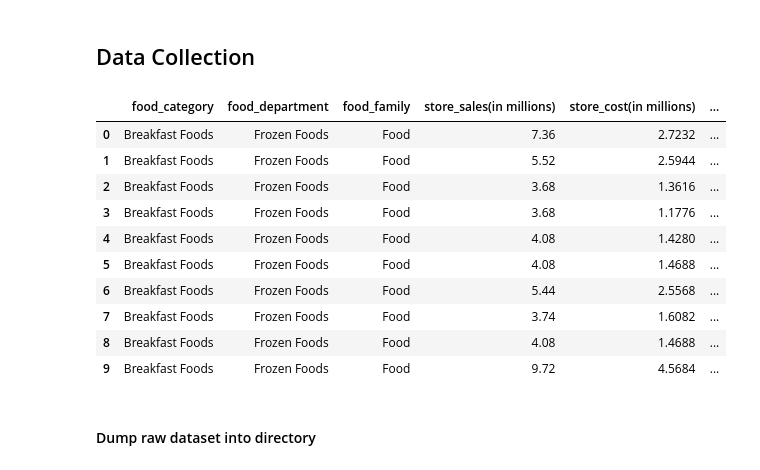
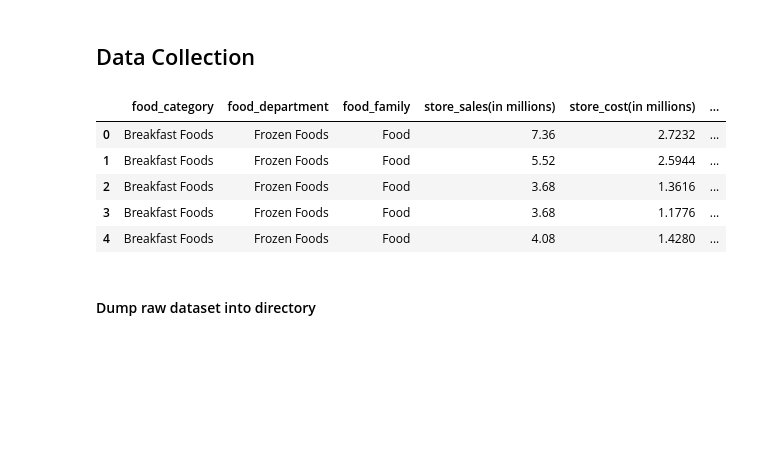
Before and after one commit to DandiMahendris/regression-model-cac, a Jupyter notebook: 01-pipeline.ipynb, the cells around one changed output. Drawn from its saved outputs; the diff is of its cells as text; code cells hidden in the pictures; blank space fills up the shorter version.

```diff
--- a/01-pipeline.ipynb
+++ b/01-pipeline.ipynb
@@ -34,19 +34,14 @@ pd.set_option('display.max_columns', None)
 
 pd.reset_option('display.max_rows')
 # %%
-raw_dataset.head(10)
+raw_dataset.head()
 # %% [output]
 |  | food_category | food_department | food_family | store_sales(in millions) | store_cost(in millions) | ... |
 | 0 | Breakfast Foods | Frozen Foods | Food | 7.36 | 2.7232 | ... |
 | 1 | Breakfast Foods | Frozen Foods | Food | 5.52 | 2.5944 | ... |
 | 2 | Breakfast Foods | Frozen Foods | Food | 3.68 | 1.3616 | ... |
 | 3 | Breakfast Foods | Frozen Foods | Food | 3.68 | 1.1776 | ... |
 | 4 | Breakfast Foods | Frozen Foods | Food | 4.08 | 1.4280 | ... |
-| 5 | Breakfast Foods | Frozen Foods | Food | 4.08 | 1.4688 | ... |
-| 6 | Breakfast Foods | Frozen Foods | Food | 5.44 | 2.5568 | ... |
-| 7 | Breakfast Foods | Frozen Foods | Food | 3.74 | 1.6082 | ... |
-| 8 | Breakfast Foods | Frozen Foods | Food | 4.08 | 1.4688 | ... |
-| 9 | Breakfast Foods | Frozen Foods | Food | 9.72 | 4.5684 | ... |
 # %% [markdown]
 #### Dump raw dataset into directory
 # %%
```
Also changed, not shown: parts of 1 cell of this notebook, 40 other files.
